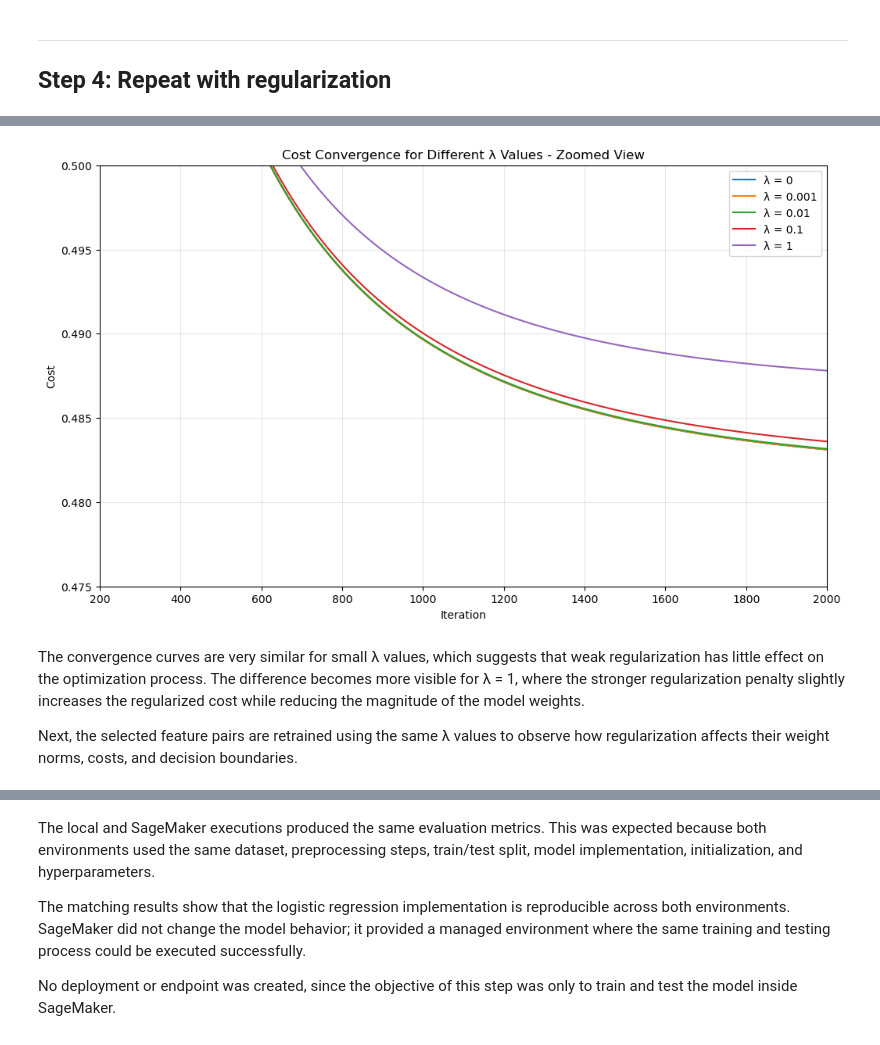
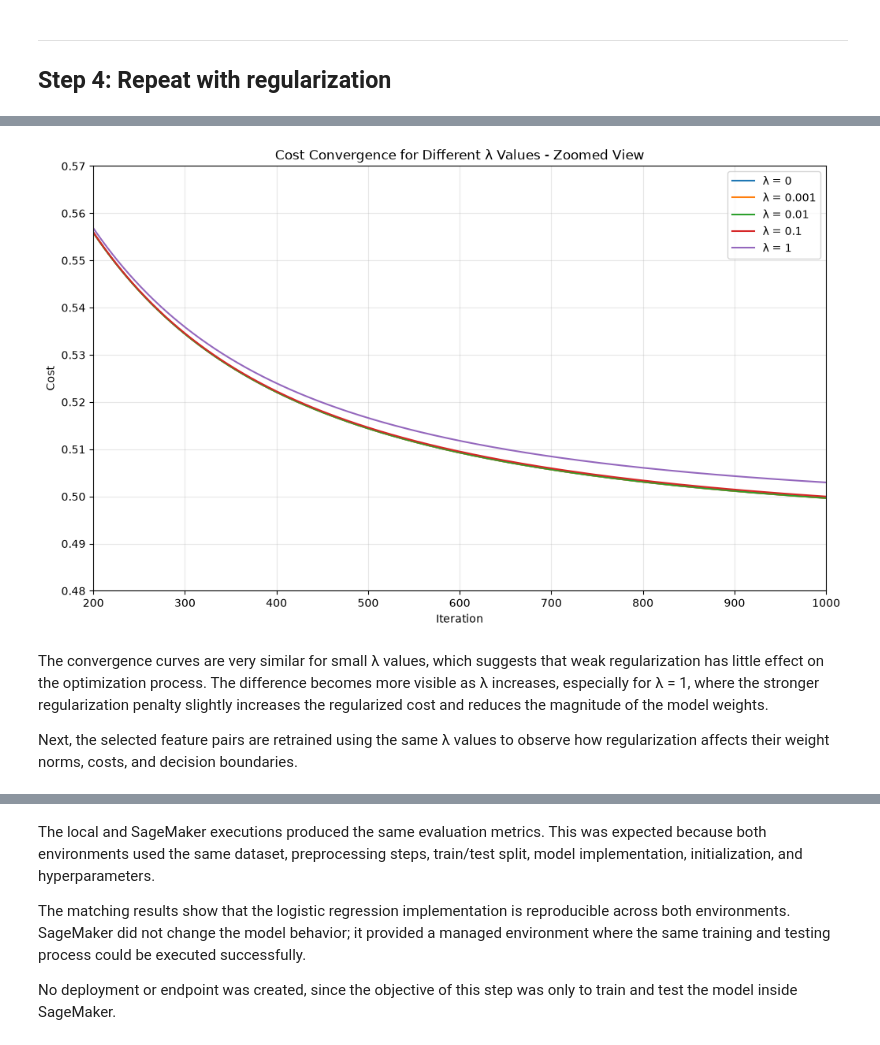
Before and after one commit to Valentina-33/Heart-Disease-Risk-Prediction, a Jupyter notebook: heart_disease_lr_analysis.ipynb, the cells around one changed output, grey strips where cells are left out. Drawn from its saved outputs; the diff is of its cells as text; code cells hidden in the pictures.

Commit message:
A little problem made me change some things

```diff
--- a/heart_disease_lr_analysis.ipynb
+++ b/heart_disease_lr_analysis.ipynb
@@ -653,26 +664,26 @@ print(results_df.round(5))
 # %%
 plt.figure(figsize=(12, 7))
 
 for lambda_, history in cost_histories.items():
     plt.plot(
         range(1, len(history) + 1),
         history,
         label=f"λ = {lambda_}"
     )
 
-plt.xlim(200, 2000)
-plt.ylim(0.475, 0.5)
+plt.xlim(200, 1000)
+plt.ylim(0.48, 0.57)
 
 plt.xlabel("Iteration")
 plt.ylabel("Cost")
 plt.title("Cost Convergence for Different λ Values - Zoomed View")
 plt.legend()
 plt.grid(alpha=0.3)
 plt.show()
 # %% [output]
-[figure, old version]
+[figure, new version]
 # %% [markdown]
-The convergence curves are very similar for small λ values, which suggests that weak regularization has little effect on the optimization process. The difference becomes more visible for λ = 1, where the stronger regularization penalty slightly increases the regularized cost while reducing the magnitude of the model weights.
+The convergence curves are very similar for small λ values, which suggests that weak regularization has little effect on the optimization process. The difference becomes more visible as λ increases, especially for λ = 1, where the stronger regularization penalty slightly increases the regularized cost and reduces the magnitude of the model weights.
 
 Next, the selected feature pairs are retrained using the same λ values to observe how regularization affects their weight norms, costs, and decision boundaries.
 # %%
```
Also changed, not shown: parts of 27 cells of this notebook, 4 other files.
